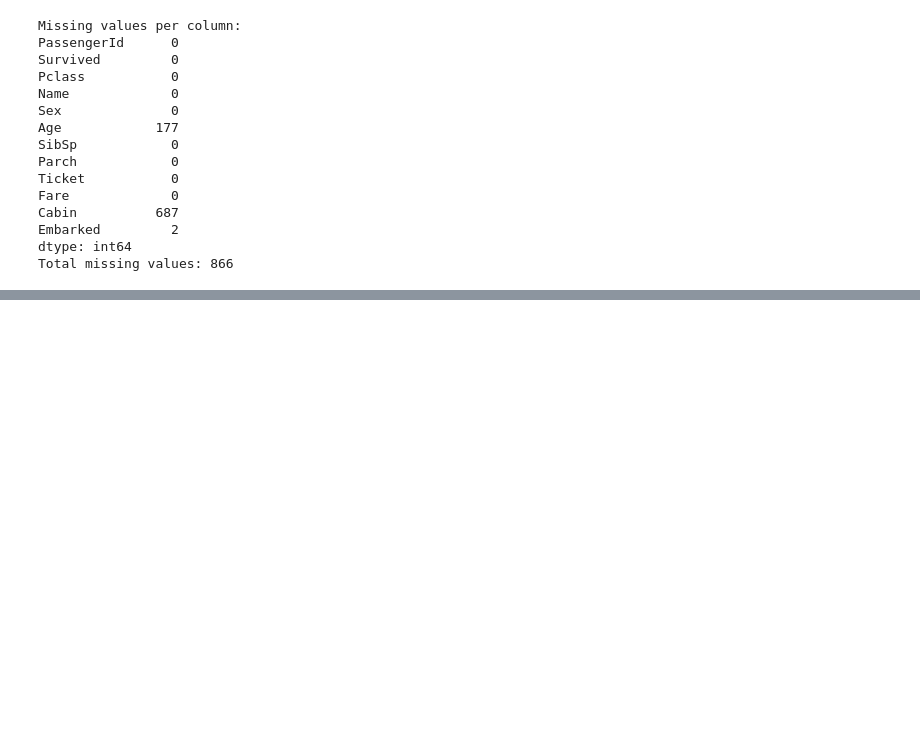
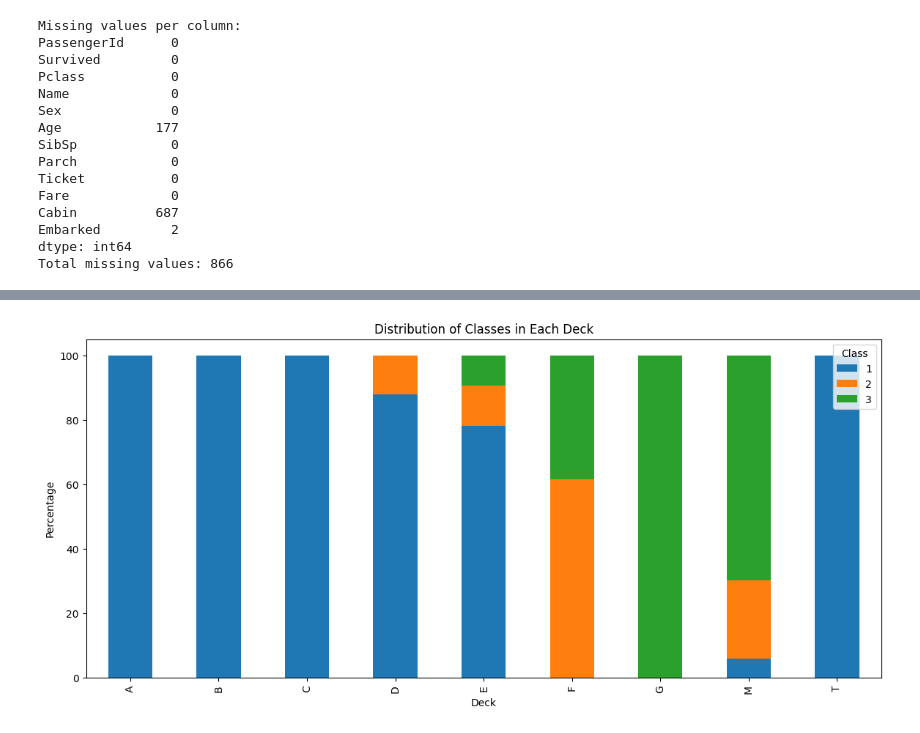
Before and after one commit to TalCordova/Titanic-Disaster-Classifcation, a Jupyter notebook: titanic-predictions-tc.ipynb, the cells around one changed output, grey strips where cells are left out. Saved outputs shown, nothing was run; the diff lists cells and outputs as text; code cells hidden in the pictures; blank space fills up the shorter version.

```diff
--- a/titanic-predictions-tc.ipynb
+++ b/titanic-predictions-tc.ipynb
@@ -398,7 +315,0 @@ I want to see
-# %%
-condition = train_data['Parch'] > 2
-# Update values greater than 2 to 'other'
-train_data.loc[condition, 'Parch'] = 'other'
-
-# Display the modified dataframe
-train_data
@@ -465,0 +356,8 @@ For this classification I will try a few models:
+# %%
+train_data['Cabin'].fillna('M', inplace=True)
+
+temp_df = pd.DataFrame(columns = ['Deck', 'Percentage', 'Deck_Total'])
+
+# Extract deck information
+train_data['Deck'] = train_data['Cabin'].str[0]
+train_data
@@ -465,0 +384,15 @@ For this classification I will try a few models:
+# %%
+combination_counts = train_data.groupby(['Deck', 'Pclass']).size().reset_index(name='Count')
+
+# Create a DataFrame with all combinations of deck and class
+all_combinations = pd.DataFrame(
+    [(deck, cls) for deck in train_data['Deck'].unique() for cls in train_data['Pclass'].unique()],
+    columns=['Deck', 'Pclass']
+)
+
+# Merge the combination counts with all combinations DataFrame
+result_df = pd.merge(all_combinations, combination_counts, on=['Deck', 'Pclass'], how='left').fillna(0)
+deck_totals = result_df.groupby('Deck')['Count'].transform('sum')
+result_df['Percent'] = (result_df['Count'] / deck_totals) * 100
+
+result_df
@@ -465,0 +417,3 @@ For this classification I will try a few models:
+# %%
+pivot_df = result_df.pivot(index='Deck', columns='Pclass', values='Percent').fillna(0)
+pivot_df
@@ -465,0 +432,10 @@ For this classification I will try a few models:
+# %%
+# Plot stacked bar chart
+pivot_df.plot(kind='bar', stacked=True, figsize=(14, 6))
+plt.title('Distribution of Classes in Each Deck')
+plt.xlabel('Deck')
+plt.ylabel('Percentage')
+plt.legend(title='Class', loc='upper right')
+plt.show()
+# %% [output]
+[figure, added]
```
Also changed, not shown: parts of 111 cells of this notebook.
